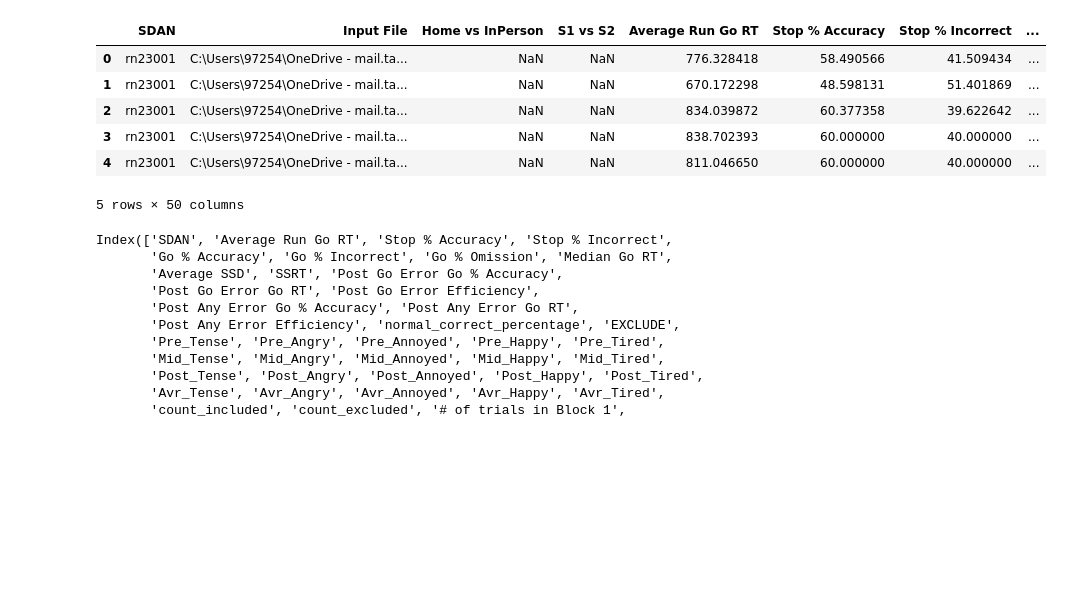
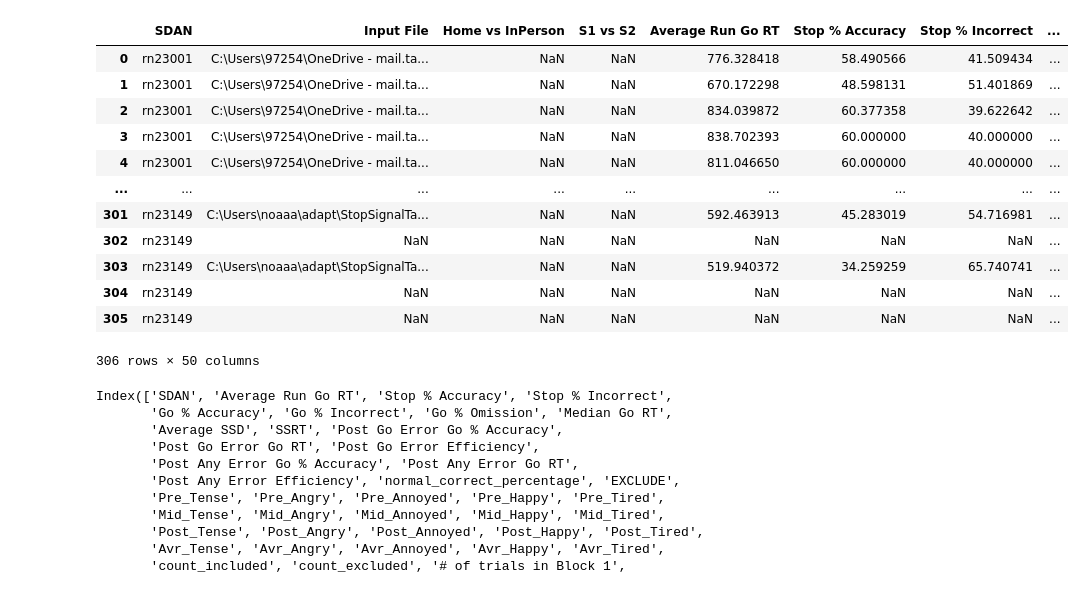
Before and after one commit to ronmoneta-tau/Hackathon_2025, a Jupyter notebook: src/playground.ipynb, the cells around one changed output. Saved outputs shown, nothing was run; the diff lists cells and outputs as text; code cells hidden in the pictures; blank space fills up the shorter version.

```diff
--- a/src/playground.ipynb
+++ b/src/playground.ipynb
@@ -9,15 +9,21 @@ stop_it_path = data_path / "stop_it_with_code_book.xlsx"
 # %%
 stop_it = pd.read_excel(stop_it_path, sheet_name="stop_it_clean")
 # %%
-stop_it.head()
+stop_it
 # %% [output]
 |  | SDAN | Input File | Home vs InPerson | S1 vs S2 | Average Run Go RT | Stop % Accuracy | Stop % Incorrect | ... |
 | 0 | rn23001 | C:\Users\97254\OneDrive - mail.ta... | NaN | NaN | 776.328418 | 58.490566 | 41.509434 | ... |
 | 1 | rn23001 | C:\Users\97254\OneDrive - mail.ta... | NaN | NaN | 670.172298 | 48.598131 | 51.401869 | ... |
 | 2 | rn23001 | C:\Users\97254\OneDrive - mail.ta... | NaN | NaN | 834.039872 | 60.377358 | 39.622642 | ... |
 | 3 | rn23001 | C:\Users\97254\OneDrive - mail.ta... | NaN | NaN | 838.702393 | 60.000000 | 40.000000 | ... |
 | 4 | rn23001 | C:\Users\97254\OneDrive - mail.ta... | NaN | NaN | 811.046650 | 60.000000 | 40.000000 | ... |
+| ... | ... | ... | ... | ... | ... | ... | ... | ... |
+| 301 | rn23149 | C:\Users\noaaa\adapt\StopSignalTa... | NaN | NaN | 592.463913 | 45.283019 | 54.716981 | ... |
+| 302 | rn23149 | NaN | NaN | NaN | NaN | NaN | NaN | ... |
+| 303 | rn23149 | C:\Users\noaaa\adapt\StopSignalTa... | NaN | NaN | 519.940372 | 34.259259 | 65.740741 | ... |
+| 304 | rn23149 | NaN | NaN | NaN | NaN | NaN | NaN | ... |
+| 305 | rn23149 | NaN | NaN | NaN | NaN | NaN | NaN | ... |
-5 rows × 50 columns
+306 rows × 50 columns
 # %%
 col_to_remove = [
 "Input File",
```
Also changed, not shown: parts of 9 cells of this notebook, 1 other file.
